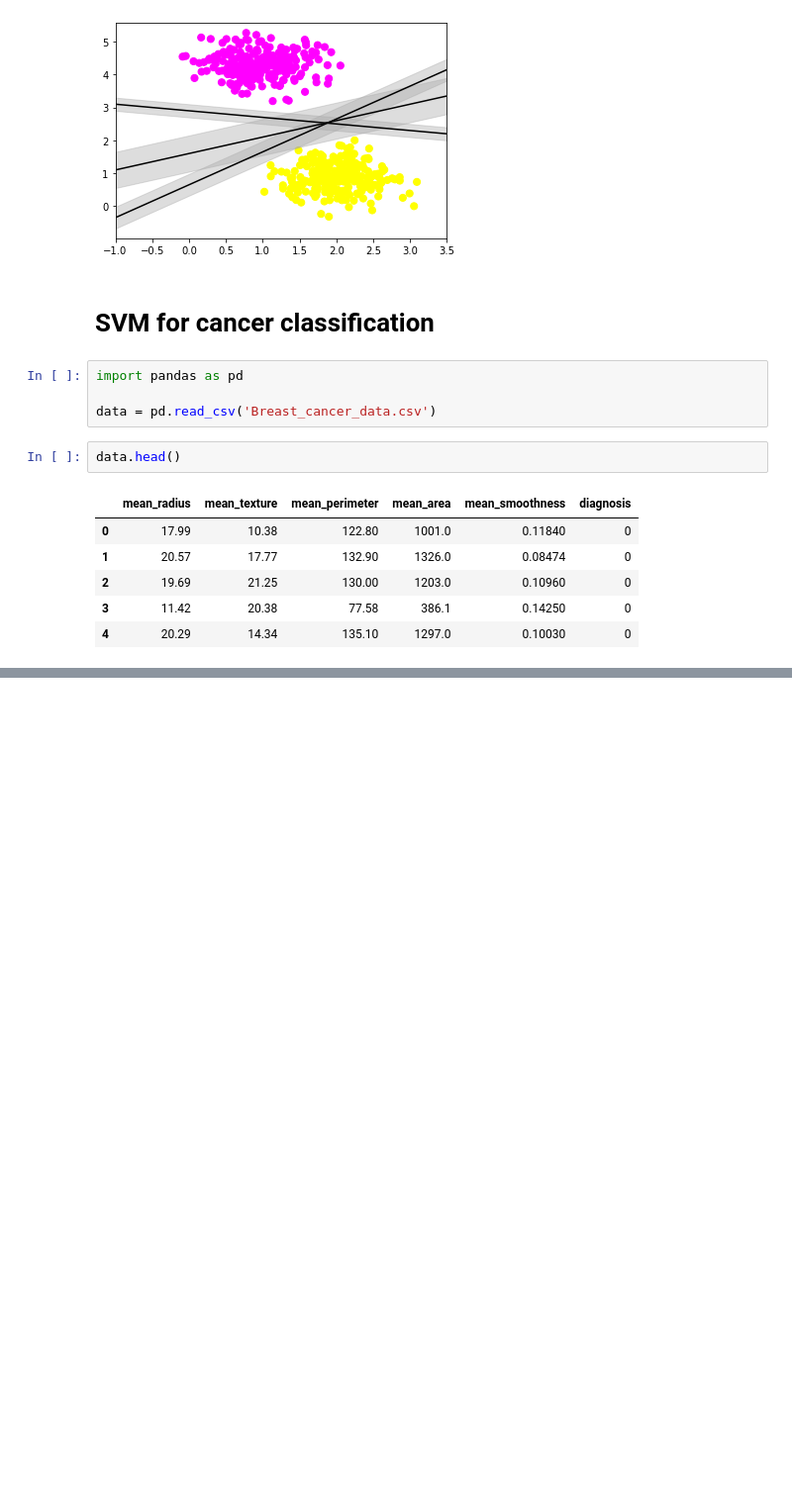
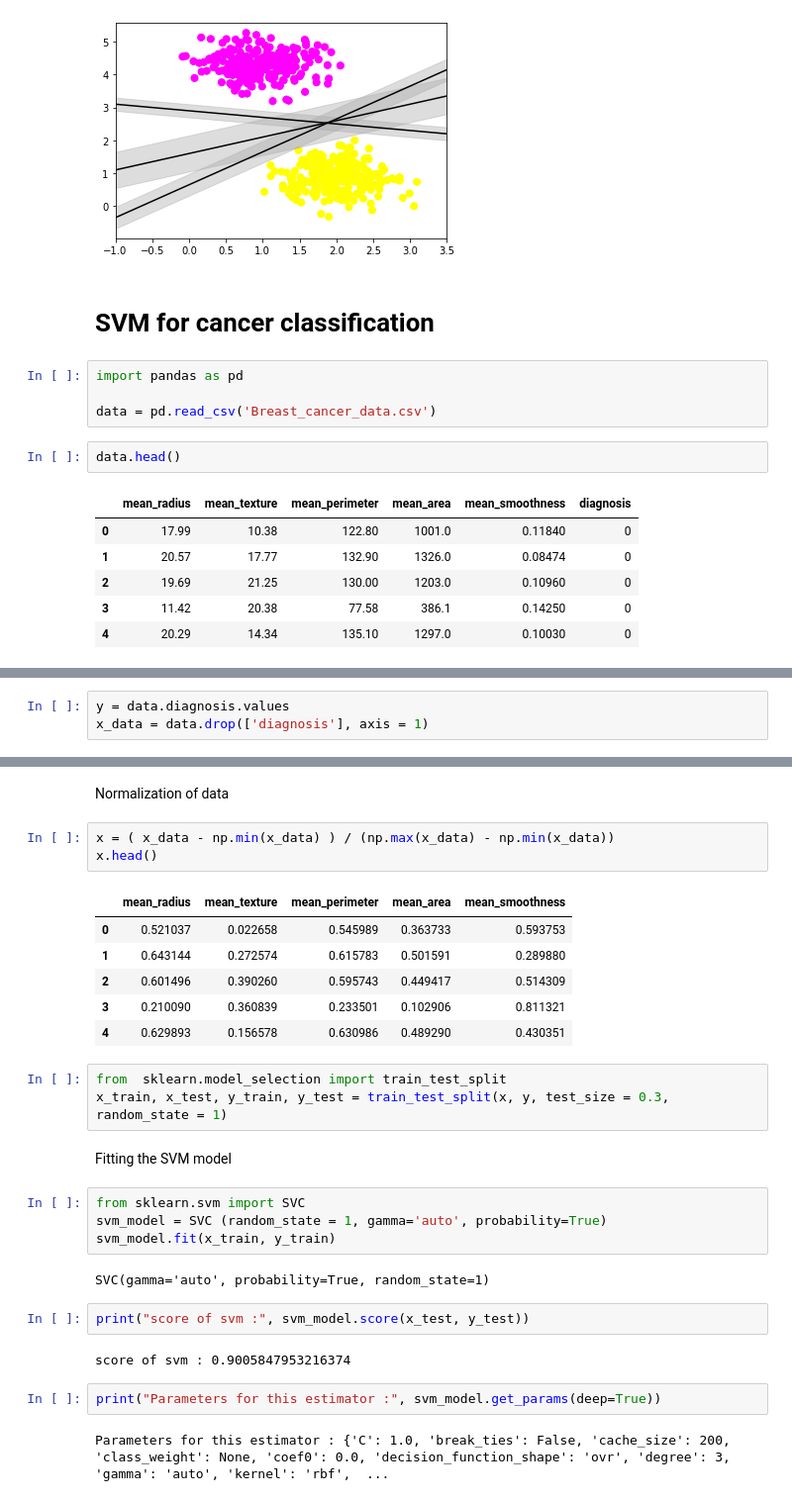
Before and after one commit to Ali-Rizvi-1/Data-Classificationn-using-SVM, a Jupyter notebook: main.ipynb, the cells around one changed output, grey strips where cells are left out. Shown at 99% size. Saved outputs shown, nothing was run; the diff lists cells and outputs as text; blank space fills up the shorter version.

Commit message:
Model fitted on cancer data

```diff
--- a/main.ipynb
+++ b/main.ipynb
@@ -52,0 +69,3 @@ data.head()
+# %%
+y = data.diagnosis.values
+x_data = data.drop(['diagnosis'], axis = 1)
@@ -52,0 +82,31 @@ data.head()
+# %% [markdown]
+Normalization of data
+# %%
+x = ( x_data - np.min(x_data) ) / (np.max(x_data) - np.min(x_data))
+x.head()
+# %% [output]
+|  | mean_radius | mean_texture | mean_perimeter | mean_area | mean_smoothness |
+| 0 | 0.521037 | 0.022658 | 0.545989 | 0.363733 | 0.593753 |
+| 1 | 0.643144 | 0.272574 | 0.615783 | 0.501591 | 0.289880 |
+| 2 | 0.601496 | 0.390260 | 0.595743 | 0.449417 | 0.514309 |
+| 3 | 0.210090 | 0.360839 | 0.233501 | 0.102906 | 0.811321 |
+| 4 | 0.629893 | 0.156578 | 0.630986 | 0.489290 | 0.430351 |
+# %%
+from  sklearn.model_selection import train_test_split
+x_train, x_test, y_train, y_test = train_test_split(x, y, test_size = 0.3, random_state = 1)
+# %% [markdown]
+Fitting the SVM model
+# %%
+from sklearn.svm import SVC
+svm_model = SVC (random_state = 1, gamma='auto', probability=True)
+svm_model.fit(x_train, y_train)
+# %% [output]
+SVC(gamma='auto', probability=True, random_state=1)
+# %%
+print("score of svm :", svm_model.score(x_test, y_test))
+# %% [output]
+score of svm : 0.9005847953216374
+# %%
+print("Parameters for this estimator :", svm_model.get_params(deep=True))
+# %% [output]
+Parameters for this estimator : {'C': 1.0, 'break_ties': False, 'cache_size': 200, 'class_weight': None, 'coef0': 0.0, 'decision_function_shape': 'ovr', 'degree': 3, 'gamma': 'auto', 'kernel': 'rbf',  ...
```
Also changed, not shown: parts of 3 cells of this notebook.
